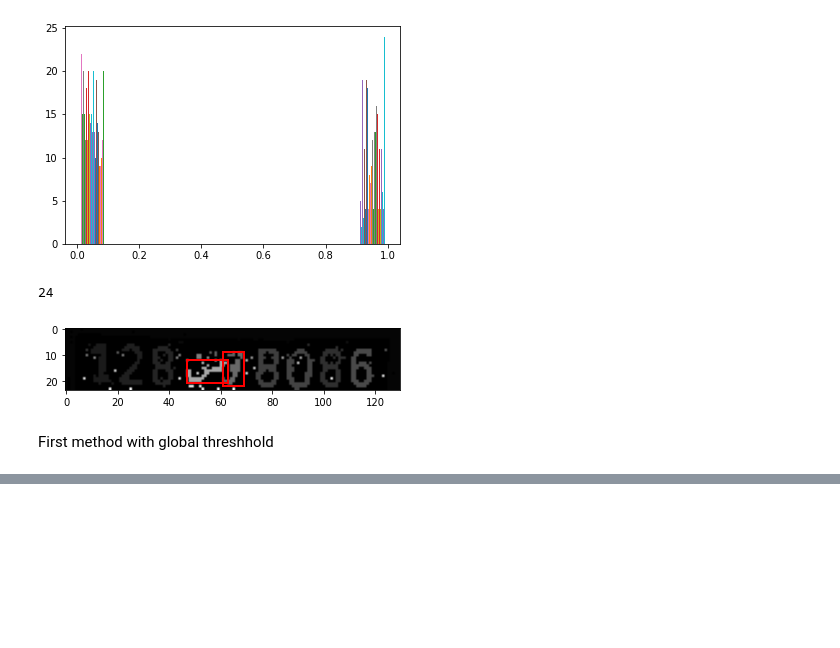
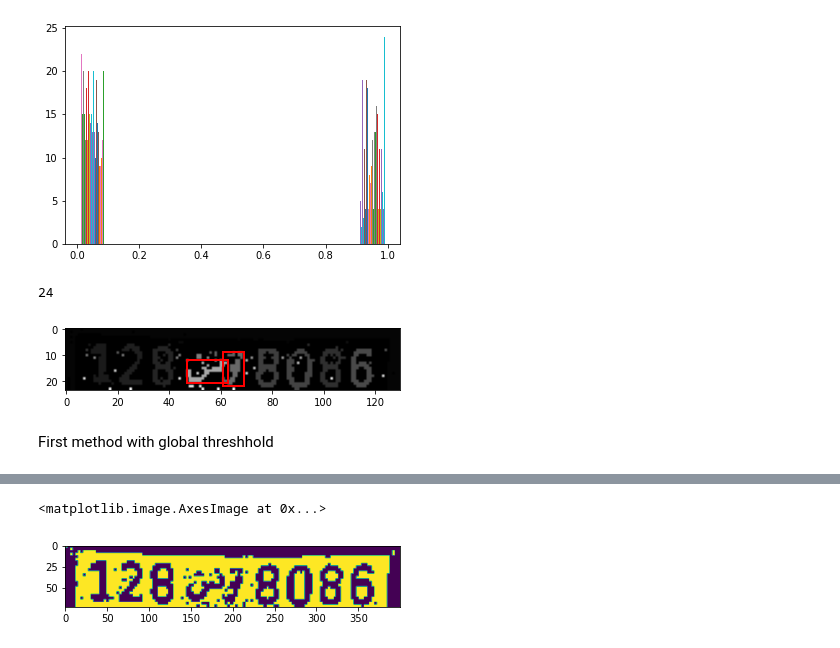
Before and after one commit to MedAmine-SUDO/Tunisian-License-Plate-Recognition, a Jupyter notebook: PlateSegmentation.ipynb, the cells around one changed output, grey strips where cells are left out. Cells and saved outputs as stored; diff of their text form; code cells hidden in the pictures; blank space fills up the shorter version.

Commit message:
Add other method to segment LP

```diff
--- a/PlateSegmentation.ipynb
+++ b/PlateSegmentation.ipynb
@@ -120,0 +146,15 @@ TypeError: ignored
+# %%
+# extract the Value component from the HSV color space and apply adaptive thresholding
+# to reveal the characters on the license plate
+V = cv2.split(cv2.cvtColor(plate, cv2.COLOR_BGR2HSV))[2]
+T = threshold_local(V, 29, offset=15, method="gaussian")
+thresh = (V > T).astype("uint8") * 255
+thresh = cv2.bitwise_not(thresh)
+# %%
+# resize the license plate region to a canonical size
+plate = imutils.resize(plate, width=400)
+thresh = imutils.resize(thresh, width=400)
+plt.imshow(thresh)
+# %% [output]
+<matplotlib.image.AxesImage at 0x...>
+[figure, added]
```
Also changed, not shown: parts of 10 cells of this notebook.
